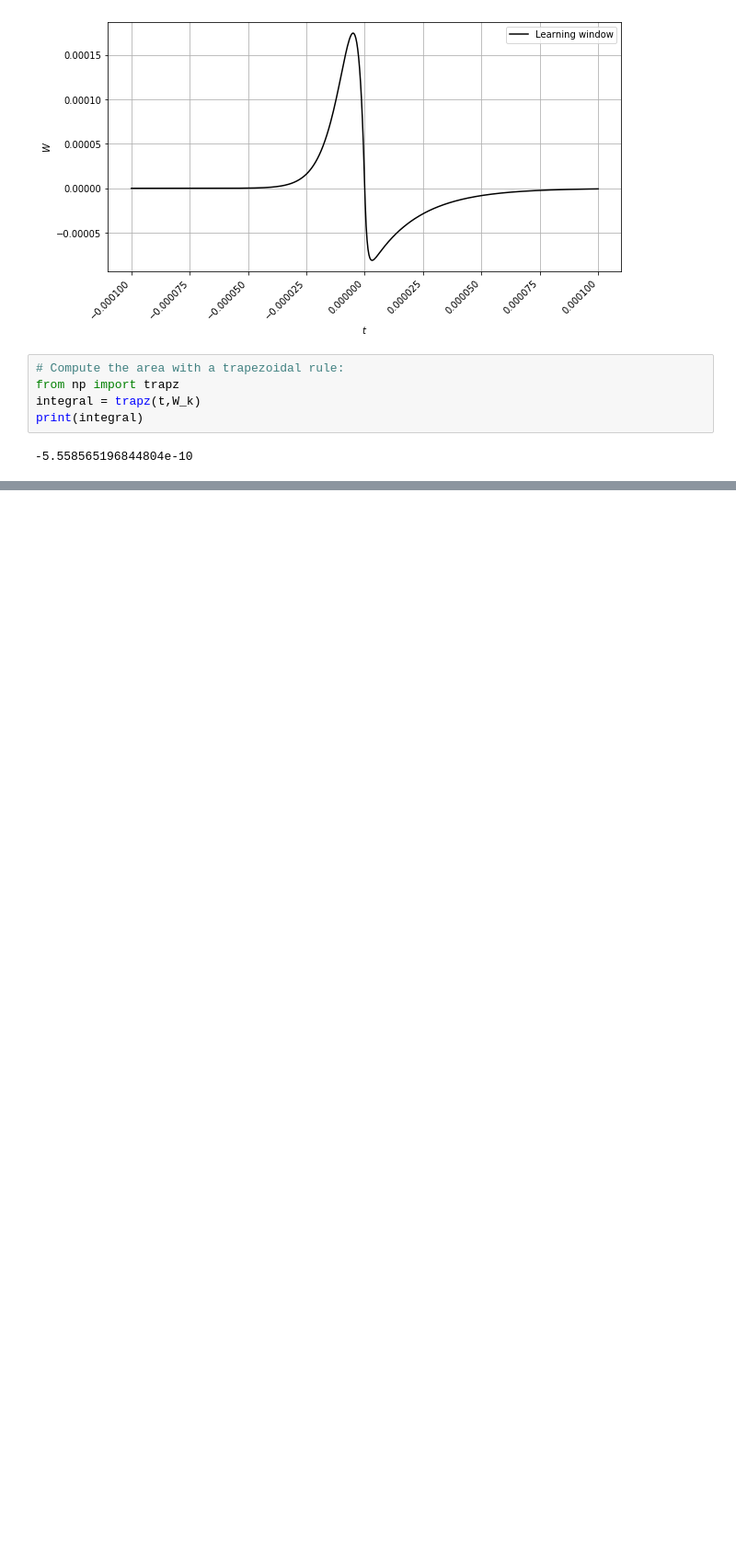
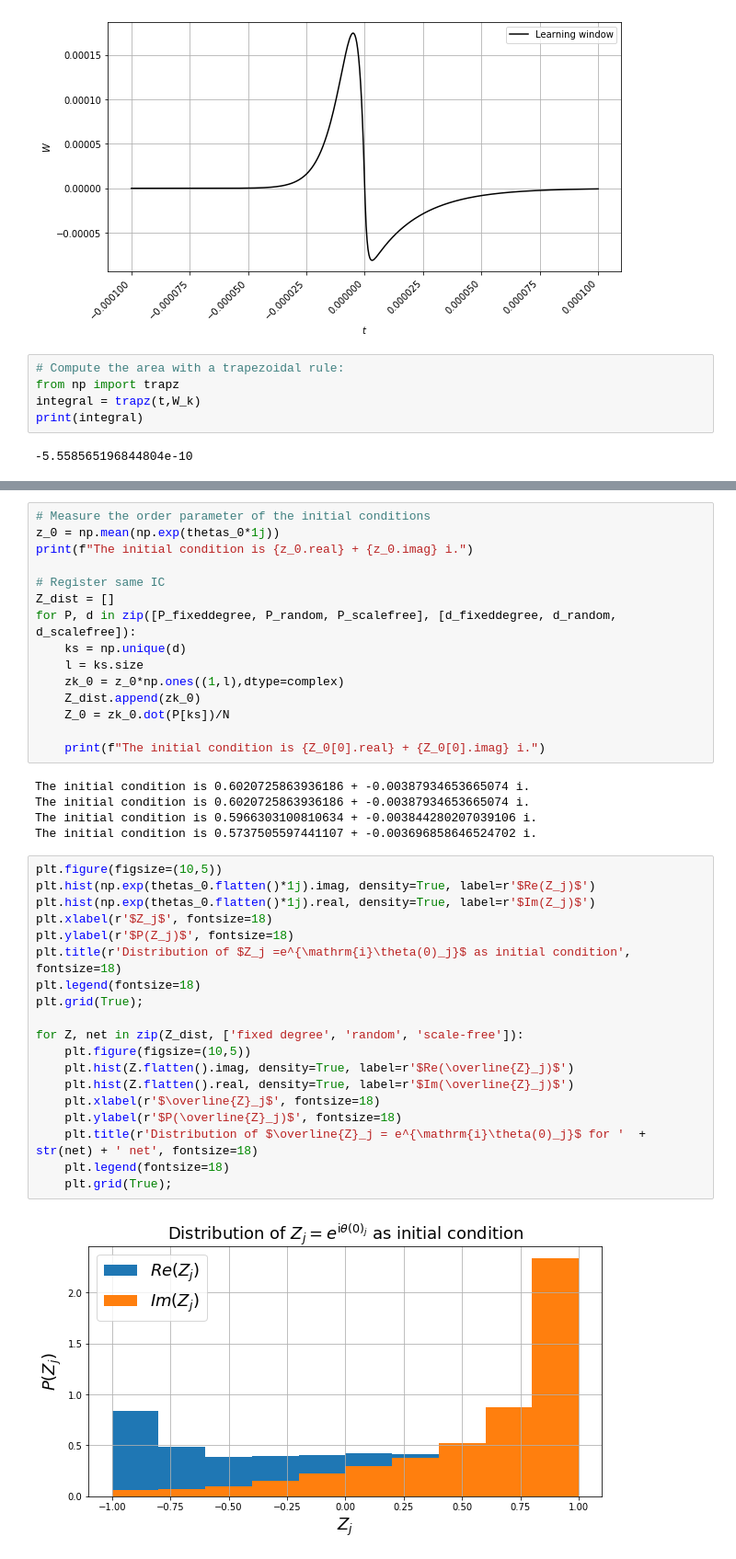
Before and after one commit to simonaertssen/AdaptiveNeuronalNetworks, a Jupyter notebook: Meetings/Notes meeting _10_2020.ipynb, the cells around one changed output, grey strips where cells are left out. Shown at 92% size. Saved outputs shown, nothing was run; the diff lists cells and outputs as text; blank space fills up the shorter version.

```diff
--- a/Meetings/Notes meeting _10_2020.ipynb
+++ b/Meetings/Notes meeting _10_2020.ipynb
@@ -310,0 +498,41 @@ Scale-free:
+# %%
+# Measure the order parameter of the initial conditions
+z_0 = np.mean(np.exp(thetas_0*1j))
+print(f"The initial condition is {z_0.real} + {z_0.imag} i.")
+
+# Register same IC
+Z_dist = []
+for P, d in zip([P_fixeddegree, P_random, P_scalefree], [d_fixeddegree, d_random, d_scalefree]):
+    ks = np.unique(d)
+    l = ks.size
+    zk_0 = z_0*np.ones((1,l),dtype=complex)
+    Z_dist.append(zk_0)
+    Z_0 = zk_0.dot(P[ks])/N
+
+    print(f"The initial condition is {Z_0[0].real} + {Z_0[0].imag} i.")
+# %% [output]
+The initial condition is 0.6020725863936186 + -0.00387934653665074 i.
+The initial condition is 0.6020725863936186 + -0.00387934653665074 i.
+The initial condition is 0.5966303100810634 + -0.003844280207039106 i.
+The initial condition is 0.5737505597441107 + -0.003696858646524702 i.
+# %%
+plt.figure(figsize=(10,5))
+plt.hist(np.exp(thetas_0.flatten()*1j).imag, density=True, label=r'$Re(Z_j)$')
+plt.hist(np.exp(thetas_0.flatten()*1j).real, density=True, label=r'$Im(Z_j)$')
+plt.xlabel(r'$Z_j$', fontsize=18)
+plt.ylabel(r'$P(Z_j)$', fontsize=18)
+plt.title(r'Distribution of $Z_j =e^{\mathrm{i}\theta(0)_j}$ as initial condition', fontsize=18)
+plt.legend(fontsize=18)
+plt.grid(True);
+
+for Z, net in zip(Z_dist, ['fixed degree', 'random', 'scale-free']):
+    plt.figure(figsize=(10,5))
+    plt.hist(Z.flatten().imag, density=True, label=r'$Re(\overline{Z}_j)$')
+    plt.hist(Z.flatten().real, density=True, label=r'$Im(\overline{Z}_j)$')
+    plt.xlabel(r'$\overline{Z}_j$', fontsize=18)
+    plt.ylabel(r'$P(\overline{Z}_j)$', fontsize=18)
+    plt.title(r'Distribution of $\overline{Z}_j = e^{\mathrm{i}\theta(0)_j}$ for '  + str(net) + ' net', fontsize=18)
+    plt.legend(fontsize=18)
+    plt.grid(True);
+# %% [output]
+[figure, added]
```
Also changed, not shown: parts of 30 cells of this notebook, 11 other files.
